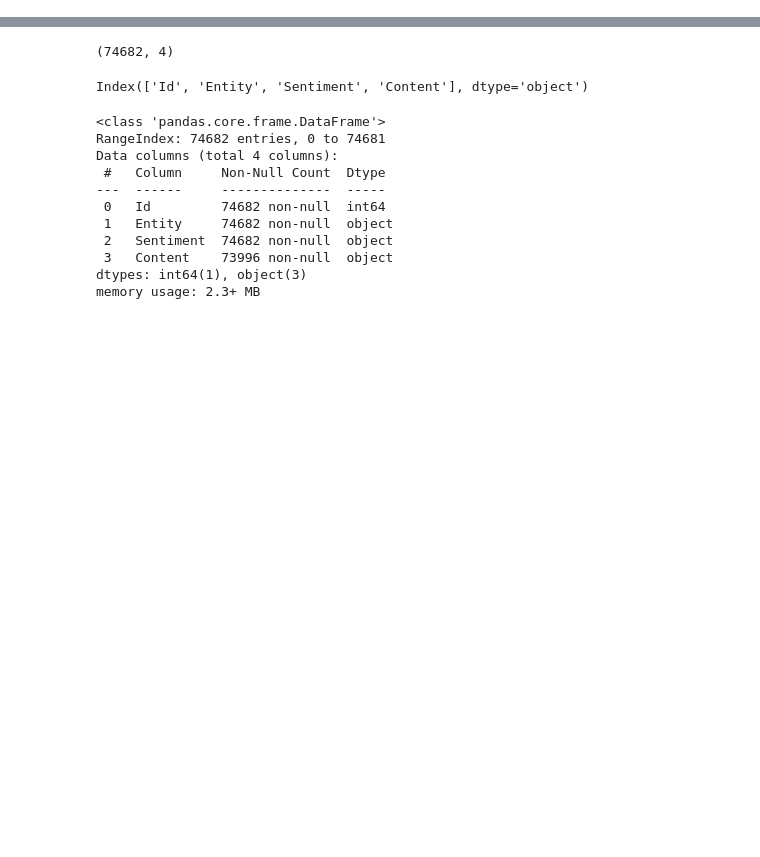
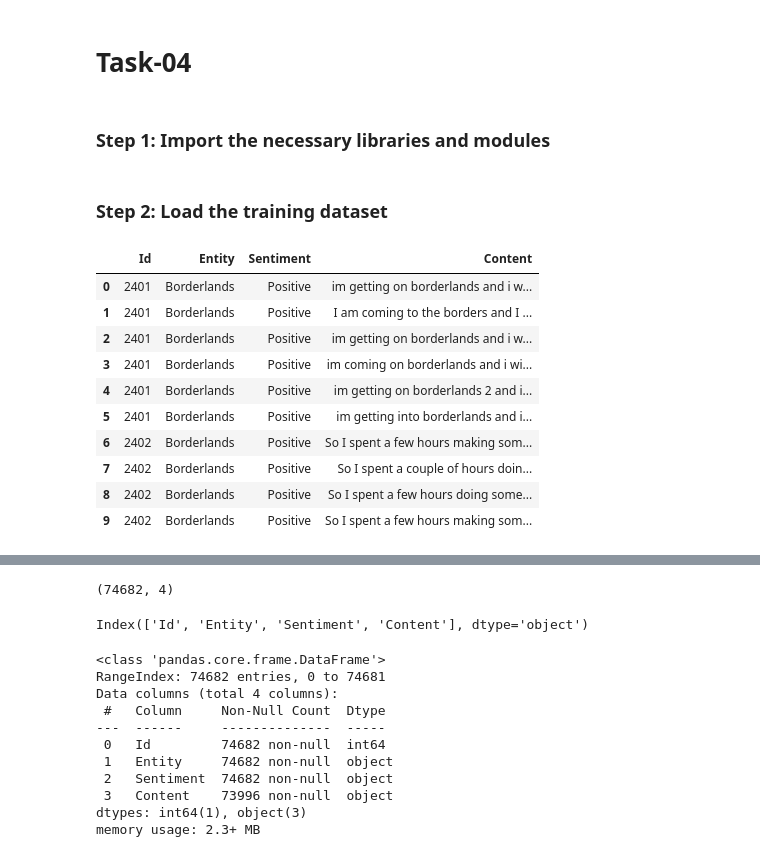
Before and after one commit to sanjay-kumar7148/SkillCraft-Intern, a Jupyter notebook: Task-04/Task 4.ipynb, the cells around one changed output, grey strips where cells are left out. Cells and saved outputs as stored; diff of their text form; code cells hidden in the pictures; blank space fills up the shorter version.

```diff
--- a/Task-04/Task 4.ipynb
+++ b/Task-04/Task 4.ipynb
@@ -1,3 +1,7 @@
+# %% [markdown]
+<h1>Task-04</h1>
+# %% [markdown]
+<h3>Step 1: Import the necessary libraries and modules</h3>
 # %%
 import numpy as np
 import pandas as pd
@@ -9,4 +16,19 @@ import os
+# %% [markdown]
+<h3>Step 2: Load the training dataset</h3>
 # %%
 col=['Id' , 'Entity' , 'Sentiment' , 'Content']
-df_train=pd.read_csv("twitter_training.csv" , names=col)
+df_train=pd.read_csv("Twitter Dataset/twitter_training.csv" , names=col)
+df_train.head(10)
+# %% [output]
+|  | Id | Entity | Sentiment | Content |
+| 0 | 2401 | Borderlands | Positive | im getting on borderlands and i w... |
+| 1 | 2401 | Borderlands | Positive | I am coming to the borders and I ... |
+| 2 | 2401 | Borderlands | Positive | im getting on borderlands and i w... |
+| 3 | 2401 | Borderlands | Positive | im coming on borderlands and i wi... |
+| 4 | 2401 | Borderlands | Positive | im getting on borderlands 2 and i... |
+| 5 | 2401 | Borderlands | Positive | im getting into borderlands and i... |
+| 6 | 2402 | Borderlands | Positive | So I spent a few hours making som... |
+| 7 | 2402 | Borderlands | Positive | So I spent a couple of hours doin... |
+| 8 | 2402 | Borderlands | Positive | So I spent a few hours doing some... |
+| 9 | 2402 | Borderlands | Positive | So I spent a few hours making som... |
 # %%
```
Also changed, not shown: parts of 24 cells of this notebook, 1 other file.
